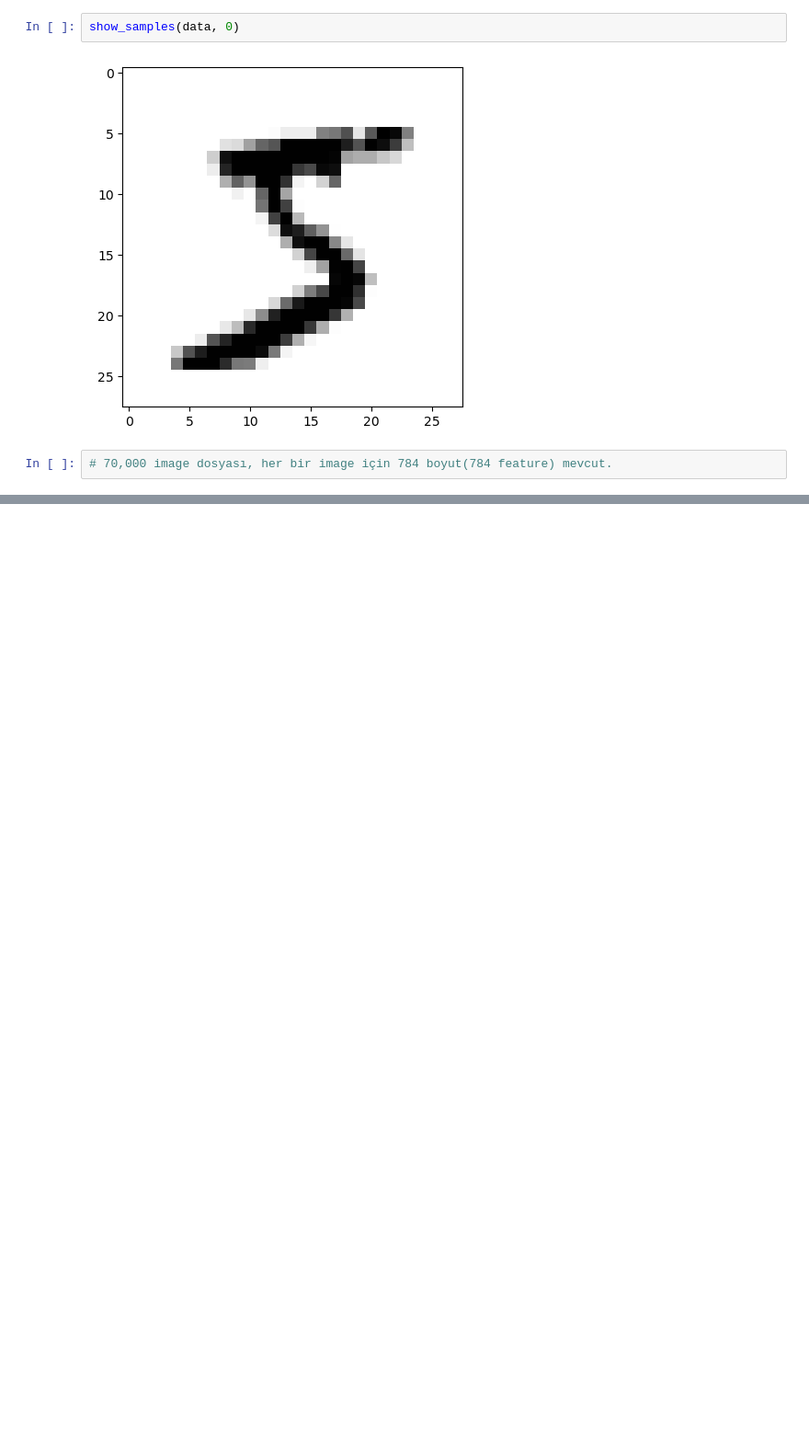
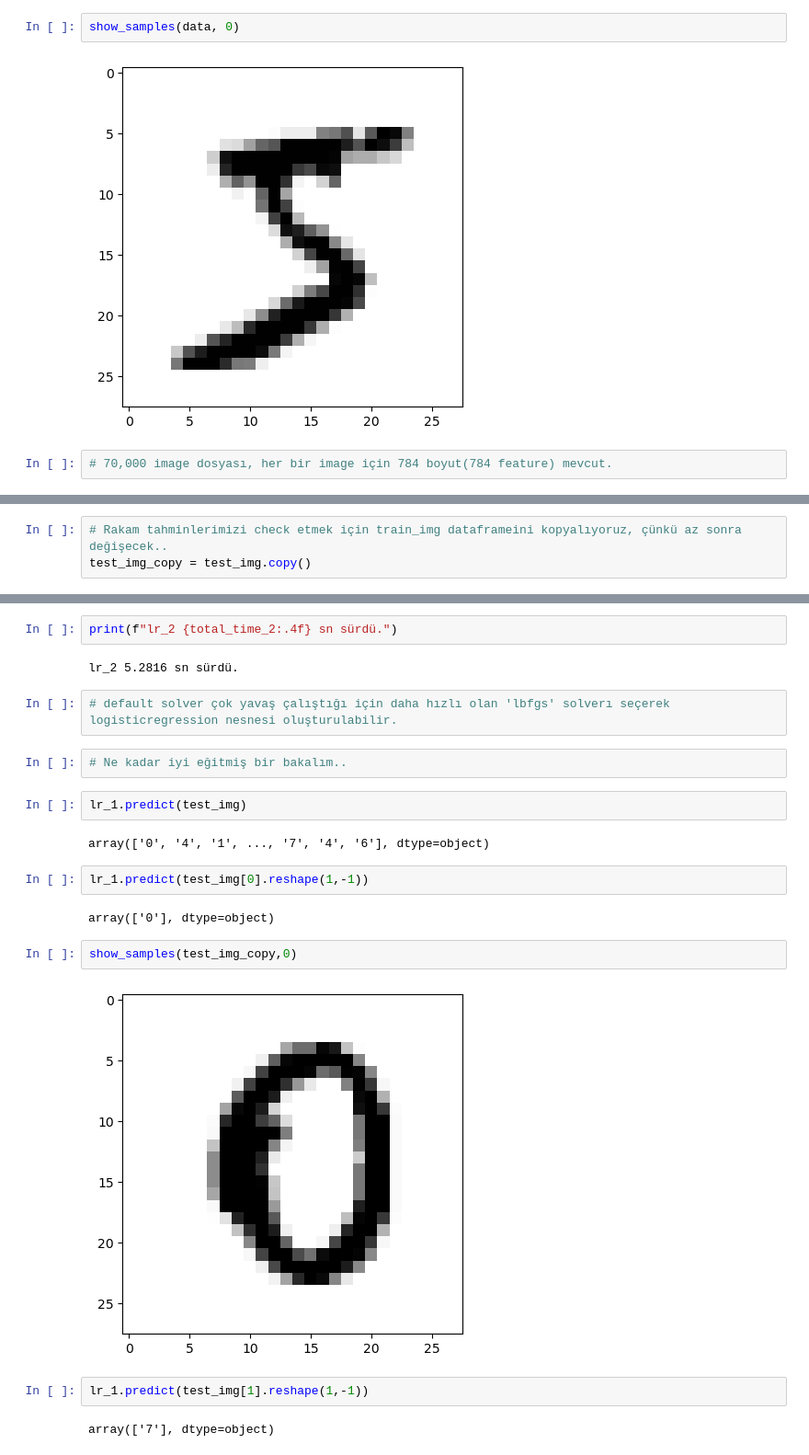
Before and after one commit to zwnep/Sample_Projects, a Jupyter notebook: El Yazılarını Tanıma/Untitled.ipynb, the cells around one changed output, grey strips where cells are left out. Shown: that part at 92% size. Saved outputs shown, nothing was run; the diff lists cells and outputs as text; blank space fills up the shorter version.

```diff
--- a/El Yazılarını Tanıma/Untitled.ipynb
+++ b/El Yazılarını Tanıma/Untitled.ipynb
@@ -63,0 +75,3 @@ show_samples(data, 0)
+# %%
+# Rakam tahminlerimizi check etmek için train_img dataframeini kopyalıyoruz, çünkü az sonra değişecek..
+test_img_copy = test_img.copy()
@@ -63,0 +127,24 @@ show_samples(data, 0)
+# %%
+print(f"lr_2 {total_time_2:.4f} sn sürdü.")
+# %% [output]
+lr_2 5.2816 sn sürdü.
+# %%
+# default solver çok yavaş çalıştığı için daha hızlı olan 'lbfgs' solverı seçerek logisticregression nesnesi oluşturulabilir.
+# %%
+# Ne kadar iyi eğitmiş bir bakalım..
+# %%
+lr_1.predict(test_img)
+# %% [output]
+array(['0', '4', '1', ..., '7', '4', '6'], dtype=object)
+# %%
+lr_1.predict(test_img[0].reshape(1,-1))
+# %% [output]
+array(['0'], dtype=object)
+# %%
+show_samples(test_img_copy,0)
+# %% [output]
+[figure, added]
+# %%
+lr_1.predict(test_img[1].reshape(1,-1))
+# %% [output]
+array(['7'], dtype=object)
```
Also changed, not shown: parts of 20 cells of this notebook, 8 other files.
